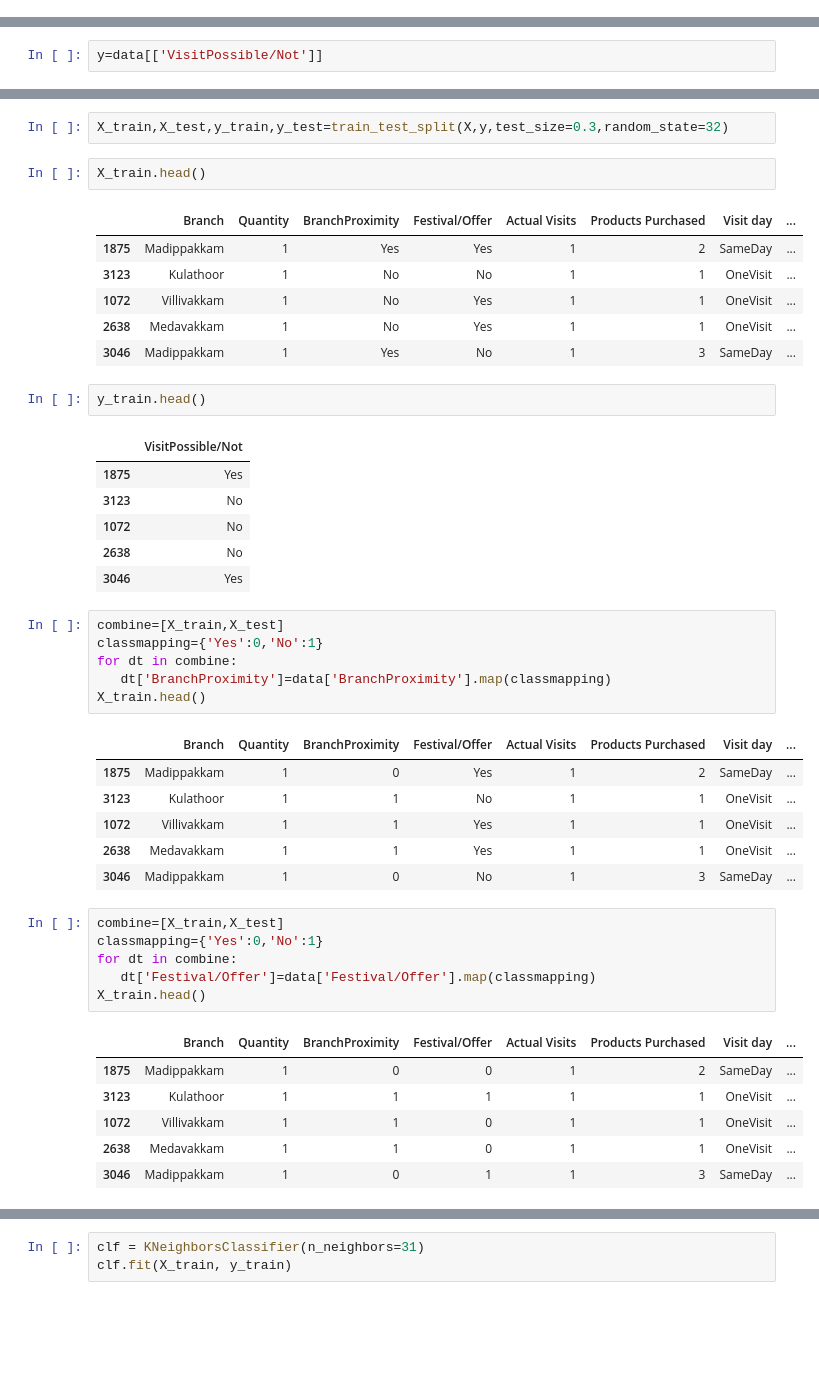
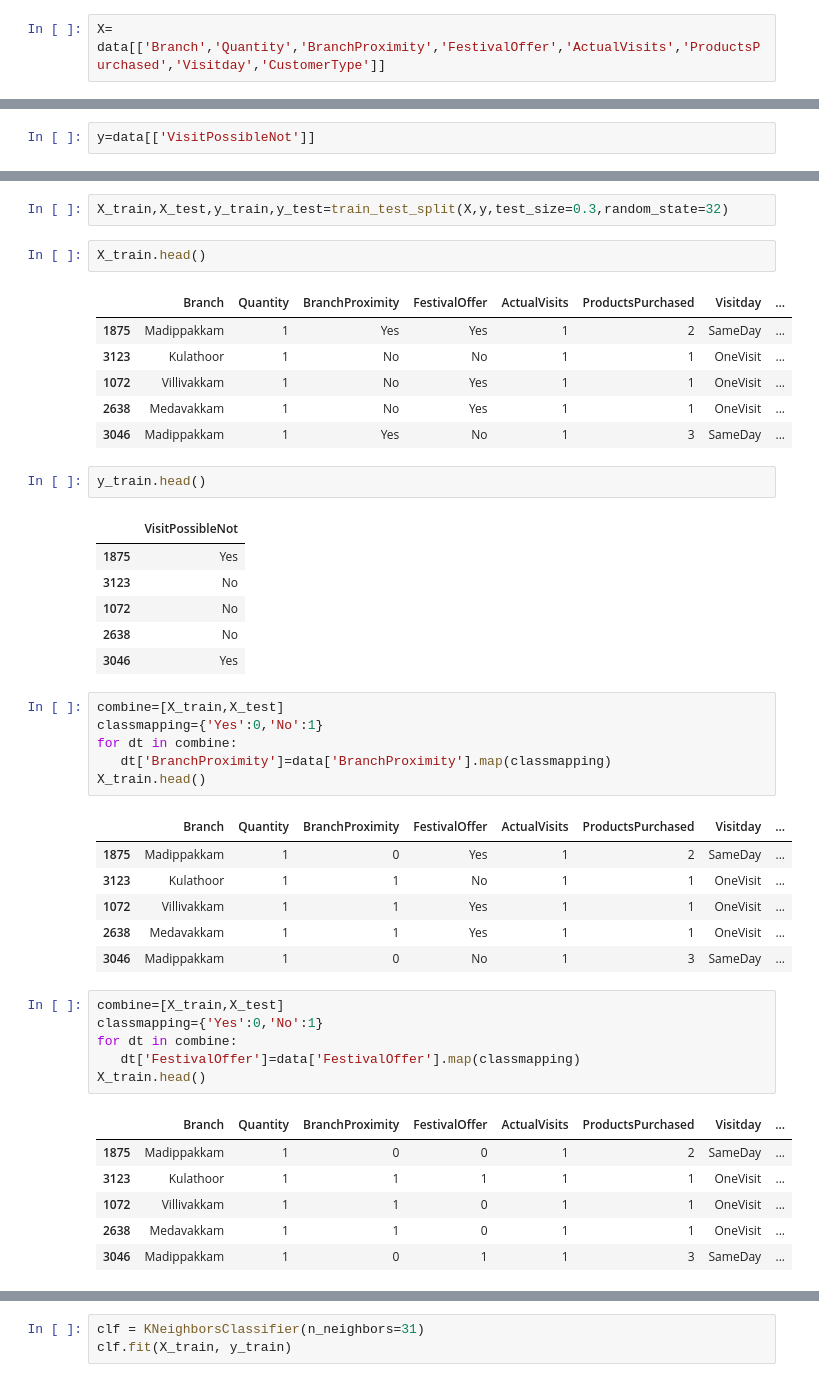
Before and after one commit to sylvester-francis/machine-learning-J-component, a Jupyter notebook: ML-J Component.ipynb, the cells around one changed output, grey strips where cells are left out. Saved outputs shown, nothing was run; the diff lists cells and outputs as text; blank space fills up the shorter version.

```diff
--- a/ML-J Component.ipynb
+++ b/ML-J Component.ipynb
@@ -76,3 +157,5 @@ X= data[['Branch','Quantity','BranchProximity','Festival/Offer','Actual Visits',
+# %%
+X= data[['Branch','Quantity','BranchProximity','FestivalOffer','ActualVisits','ProductsPurchased','Visitday','CustomerType']]
 # %%
 X.head()
 # %% [output]
@@ -83,7 +166,7 @@ X.head()
 | 3 | Villivakkam | 1 | No | No | 1 | 1 | OneVisit | ... |
 | 4 | Porur | 1 | Yes | No | 1 | 1 | OneVisit | ... |
 # %%
-y=data[['VisitPossible/Not']]
+y=data[['VisitPossibleNot']]
 # %%
 y.head()
 # %% [output]
@@ -98,7 +181,7 @@ X_train,X_test,y_train,y_test=train_test_split(X,y,test_size=0.3,random_state=32
 # %%
 X_train.head()
 # %% [output]
-|  | Branch | Quantity | BranchProximity | Festival/Offer | Actual Visits | Products Purchased | Visit day | ... |
+|  | Branch | Quantity | BranchProximity | FestivalOffer | ActualVisits | ProductsPurchased | Visitday | ... |
 | 1875 | Madippakkam | 1 | Yes | Yes | 1 | 2 | SameDay | ... |
 | 3123 | Kulathoor | 1 | No | No | 1 | 1 | OneVisit | ... |
 | 1072 | Villivakkam | 1 | No | Yes | 1 | 1 | OneVisit | ... |
@@ -107,7 +190,7 @@ X_train.head()
 # %%
 y_train.head()
 # %% [output]
-|  | VisitPossible/Not |
+|  | VisitPossibleNot |
 | 1875 | Yes |
 | 3123 | No |
 | 1072 | No |
@@ -120,7 +203,7 @@ for dt in combine:
    dt['BranchProximity']=data['BranchProximity'].map(classmapping)
 X_train.head()
 # %% [output]
-|  | Branch | Quantity | BranchProximity | Festival/Offer | Actual Visits | Products Purchased | Visit day | ... |
+|  | Branch | Quantity | BranchProximity | FestivalOffer | ActualVisits | ProductsPurchased | Visitday | ... |
 | 1875 | Madippakkam | 1 | 0 | Yes | 1 | 2 | SameDay | ... |
 | 3123 | Kulathoor | 1 | 1 | No | 1 | 1 | OneVisit | ... |
 | 1072 | Villivakkam | 1 | 1 | Yes | 1 | 1 | OneVisit | ... |
@@ -129,11 +212,11 @@ X_train.head()
 # %%
 combine=[X_train,X_test]
 classmapping={'Yes':0,'No':1}
 for dt in combine:
-   dt['Festival/Offer']=data['Festival/Offer'].map(classmapping)
+   dt['FestivalOffer']=data['FestivalOffer'].map(classmapping)
 X_train.head()
 # %% [output]
-|  | Branch | Quantity | BranchProximity | Festival/Offer | Actual Visits | Products Purchased | Visit day | ... |
+|  | Branch | Quantity | BranchProximity | FestivalOffer | ActualVisits | ProductsPurchased | Visitday | ... |
 | 1875 | Madippakkam | 1 | 0 | 0 | 1 | 2 | SameDay | ... |
 | 3123 | Kulathoor | 1 | 1 | 1 | 1 | 1 | OneVisit | ... |
 | 1072 | Villivakkam | 1 | 1 | 0 | 1 | 1 | OneVisit | ... |
```
Also changed, not shown: parts of 29 cells of this notebook, 2 other files.
